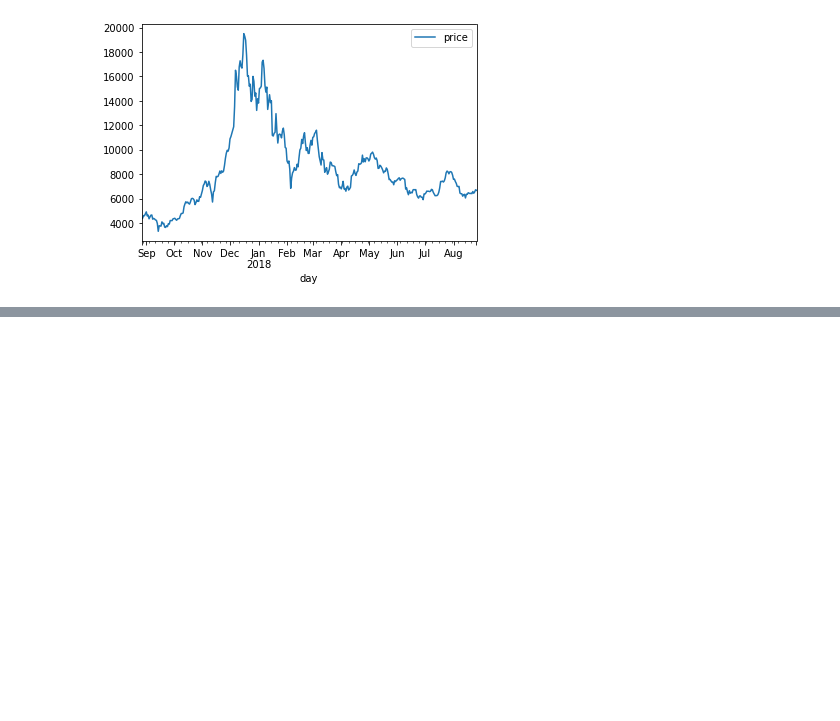
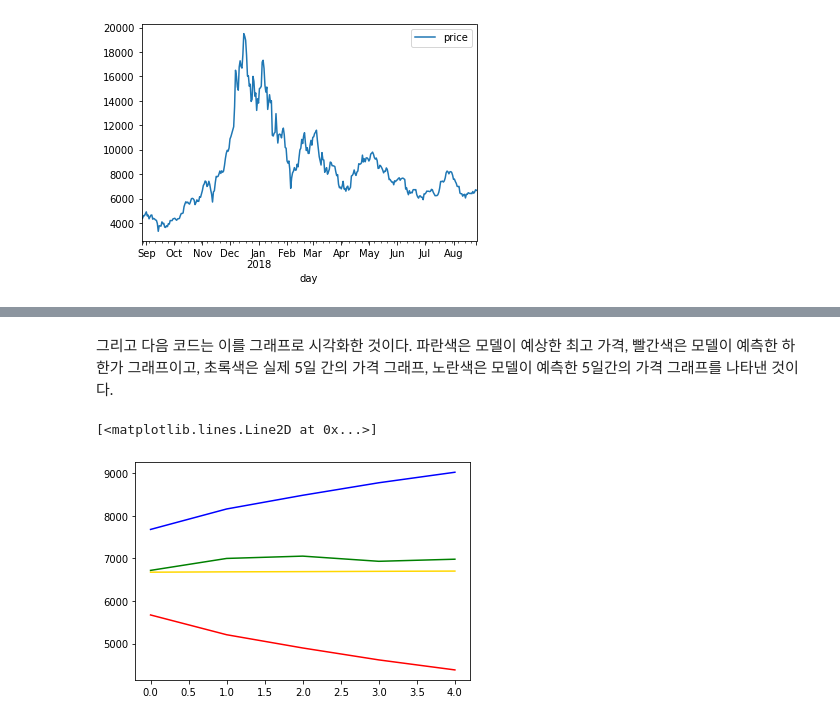
Before and after one commit to jaeyoon89/python_data_analysis, a Jupyter notebook: ch3-2_bitcoin_prediction.ipynb, the cells around one changed output, grey strips where cells are left out. Drawn from its saved outputs; the diff is of its cells as text; code cells hidden in the pictures; blank space fills up the shorter version.

```diff
--- a/ch3-2_bitcoin_prediction.ipynb
+++ b/ch3-2_bitcoin_prediction.ipynb
@@ -61,0 +148,26 @@ plt.show()
+# %%
+forecast_data = model_fit.forecast(steps=5)
+
+test_file_path = '/home/jaeyoon89/python-data-analysis/data/market-price-test.csv'
+bitcoin_test_df = pd.read_csv(test_file_path, names=['ds', 'y'])
+
+pred_y = forecast_data[0].tolist()
+test_y = bitcoin_test_df.y.values
+
+pred_y_lower = []
+pred_y_upper = []
+for lower_upper in forecast_data[2]:
+    lower = lower_upper[0]
+    upper = lower_upper[1]
+    pred_y_lower.append(lower)
+    pred_y_upper.append(upper)
+# %% [markdown]
+그리고 다음 코드는 이를 그래프로 시각화한 것이다. 파란색은 모델이 예상한 최고 가격, 빨간색은 모델이 예측한 하한가 그래프이고, 초록색은 실제 5일 간의 가격 그래프, 노란색은 모델이 예측한 5일간의 가격 그래프를 나타낸 것이다.
+# %%
+plt.plot(pred_y, color="gold")
+plt.plot(pred_y_lower, color="red")
+plt.plot(pred_y_upper, color="blue")
+plt.plot(test_y, color="green")
+# %% [output]
+[<matplotlib.lines.Line2D at 0x...>]
+[figure, added]
```
Also changed, not shown: parts of 28 cells of this notebook.
